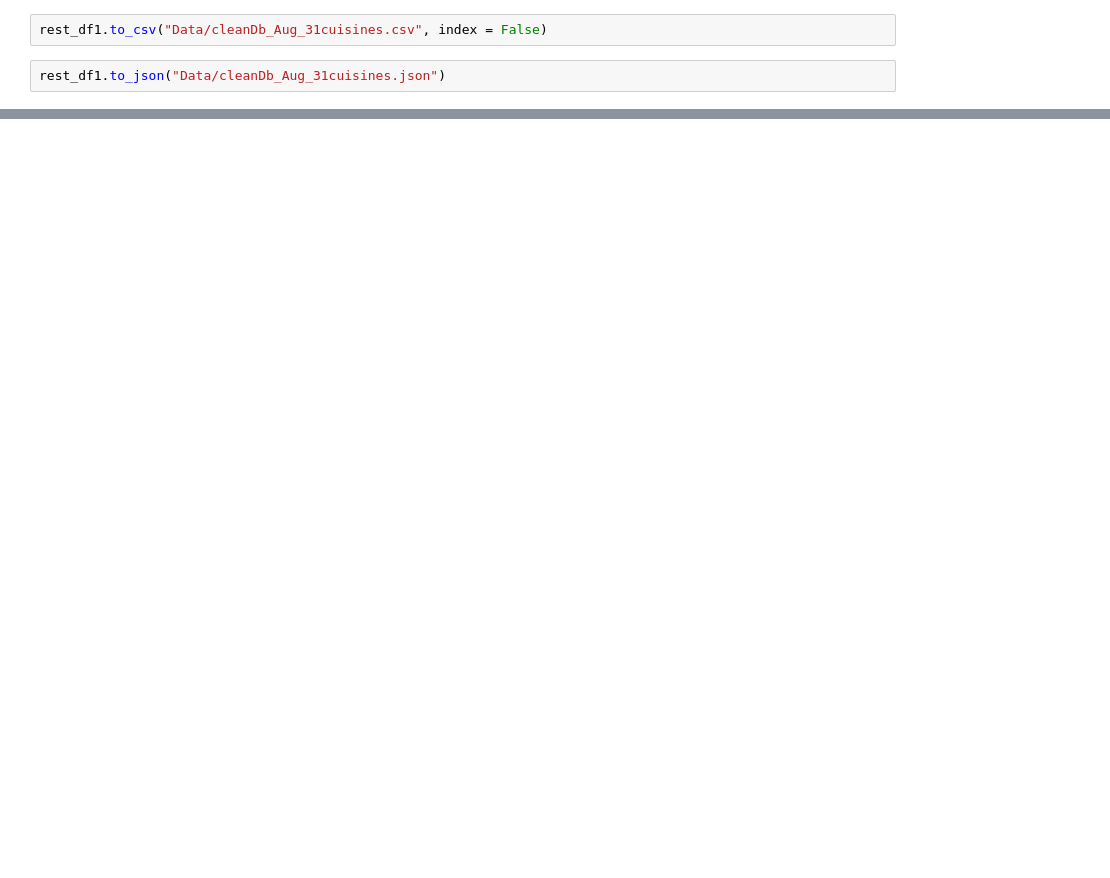
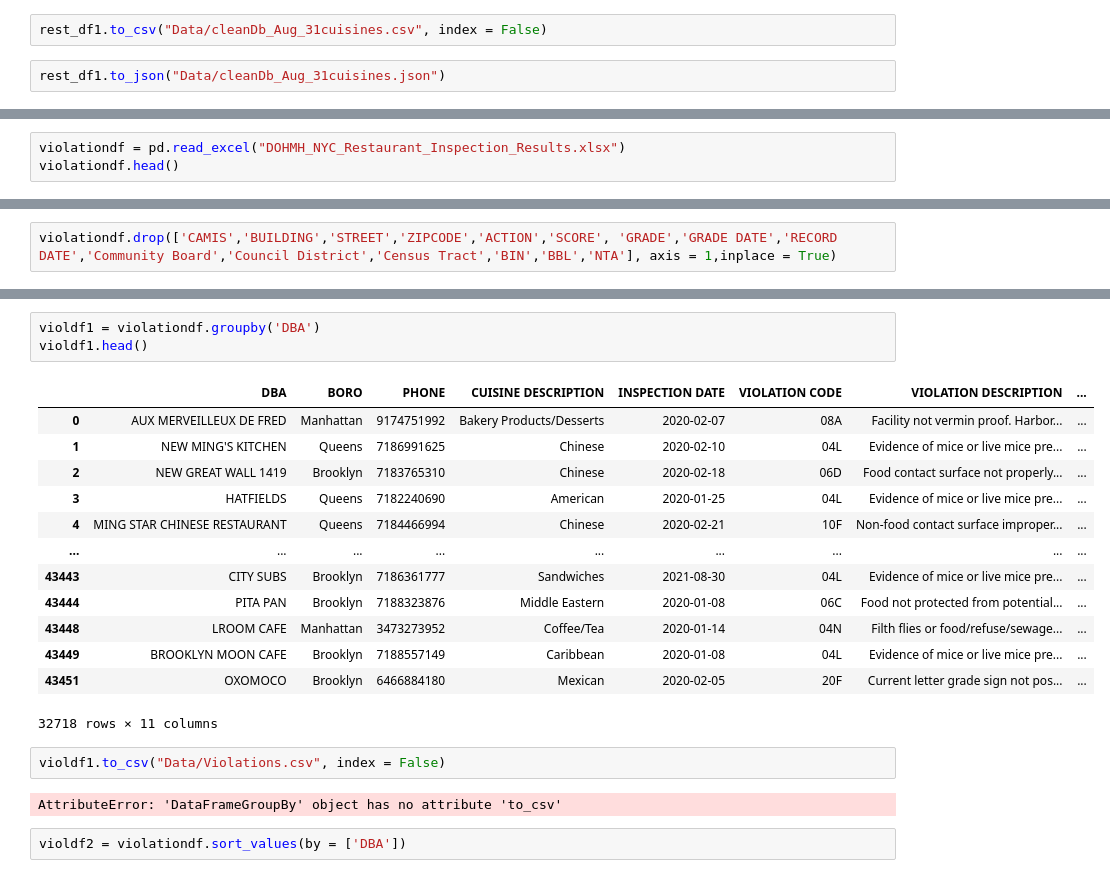
Before and after one commit to meetk5/Team-Project3, a Jupyter notebook: DataCleaning.ipynb, the cells around one changed output, grey strips where cells are left out. Drawn from its saved outputs; the diff is of its cells as text; blank space fills up the shorter version.

```diff
--- a/DataCleaning.ipynb
+++ b/DataCleaning.ipynb
@@ -253,0 +254,3 @@ rest_df1.to_json("Data/cleanDb_Aug_31cuisines.json", orient = 'index')
+# %%
+violationdf = pd.read_excel("DOHMH_NYC_Restaurant_Inspection_Results.xlsx")
+violationdf.head()
@@ -253,0 +269,2 @@ rest_df1.to_json("Data/cleanDb_Aug_31cuisines.json", orient = 'index')
+# %%
+violationdf.drop(['CAMIS','BUILDING','STREET','ZIPCODE','ACTION','SCORE', 'GRADE','GRADE DATE','RECORD DATE','Community Board','Council District','Census Tract','BIN','BBL','NTA'], axis = 1,inplace = True)
@@ -253,0 +292,23 @@ rest_df1.to_json("Data/cleanDb_Aug_31cuisines.json", orient = 'index')
+# %%
+violdf1 = violationdf.groupby('DBA')
+violdf1.head()
+# %% [output]
+|  | DBA | BORO | PHONE | CUISINE DESCRIPTION | INSPECTION DATE | VIOLATION CODE | VIOLATION DESCRIPTION | ... |
+| 0 | AUX MERVEILLEUX DE FRED | Manhattan | 9174751992 | Bakery Products/Desserts | 2020-02-07 | 08A | Facility not vermin proof. Harbor... | ... |
+| 1 | NEW MING'S KITCHEN | Queens | 7186991625 | Chinese | 2020-02-10 | 04L | Evidence of mice or live mice pre... | ... |
+| 2 | NEW GREAT WALL 1419 | Brooklyn | 7183765310 | Chinese | 2020-02-18 | 06D | Food contact surface not properly... | ... |
+| 3 | HATFIELDS | Queens | 7182240690 | American | 2020-01-25 | 04L | Evidence of mice or live mice pre... | ... |
+| 4 | MING STAR CHINESE RESTAURANT | Queens | 7184466994 | Chinese | 2020-02-21 | 10F | Non-food contact surface improper... | ... |
+| ... | ... | ... | ... | ... | ... | ... | ... | ... |
+| 43443 | CITY SUBS | Brooklyn | 7186361777 | Sandwiches | 2021-08-30 | 04L | Evidence of mice or live mice pre... | ... |
+| 43444 | PITA PAN | Brooklyn | 7188323876 | Middle Eastern | 2020-01-08 | 06C | Food not protected from potential... | ... |
+| 43448 | LROOM CAFE | Manhattan | 3473273952 | Coffee/Tea | 2020-01-14 | 04N | Filth flies or food/refuse/sewage... | ... |
+| 43449 | BROOKLYN MOON CAFE | Brooklyn | 7188557149 | Caribbean | 2020-01-08 | 04L | Evidence of mice or live mice pre... | ... |
+| 43451 | OXOMOCO | Brooklyn | 6466884180 | Mexican | 2020-02-05 | 20F | Current letter grade sign not pos... | ... |
+32718 rows × 11 columns
+# %%
+violdf1.to_csv("Data/Violations.csv", index = False)
+# %% [output]
+AttributeError: 'DataFrameGroupBy' object has no attribute 'to_csv'
+# %%
+violdf2 = violationdf.sort_values(by = ['DBA'])
```
Also changed, not shown: parts of 55 cells of this notebook, 13 other files.
